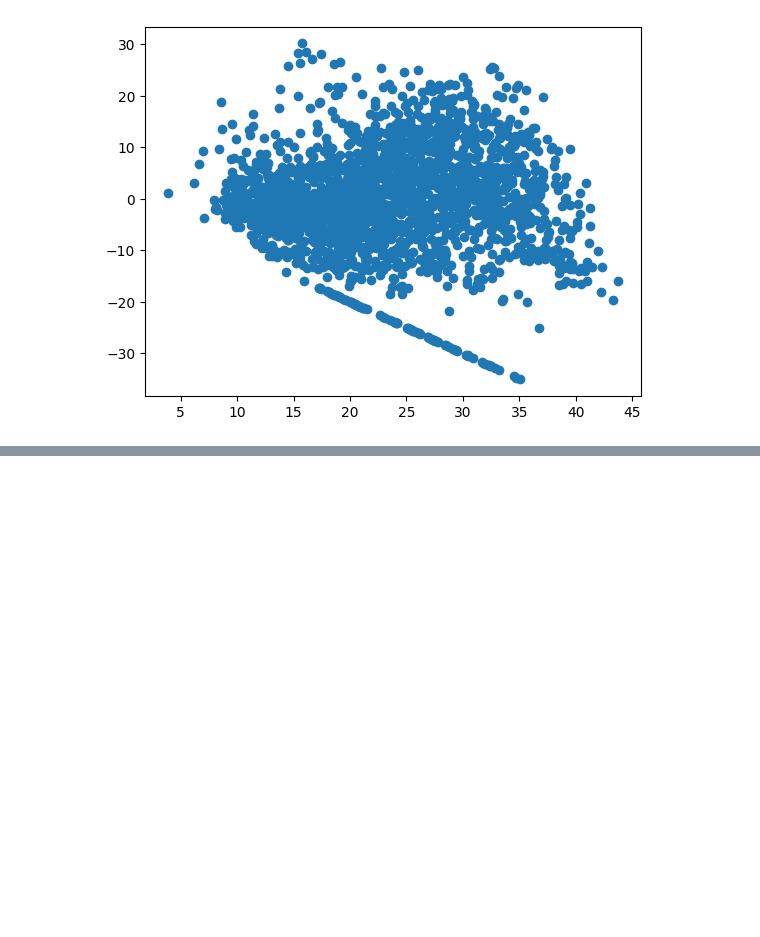
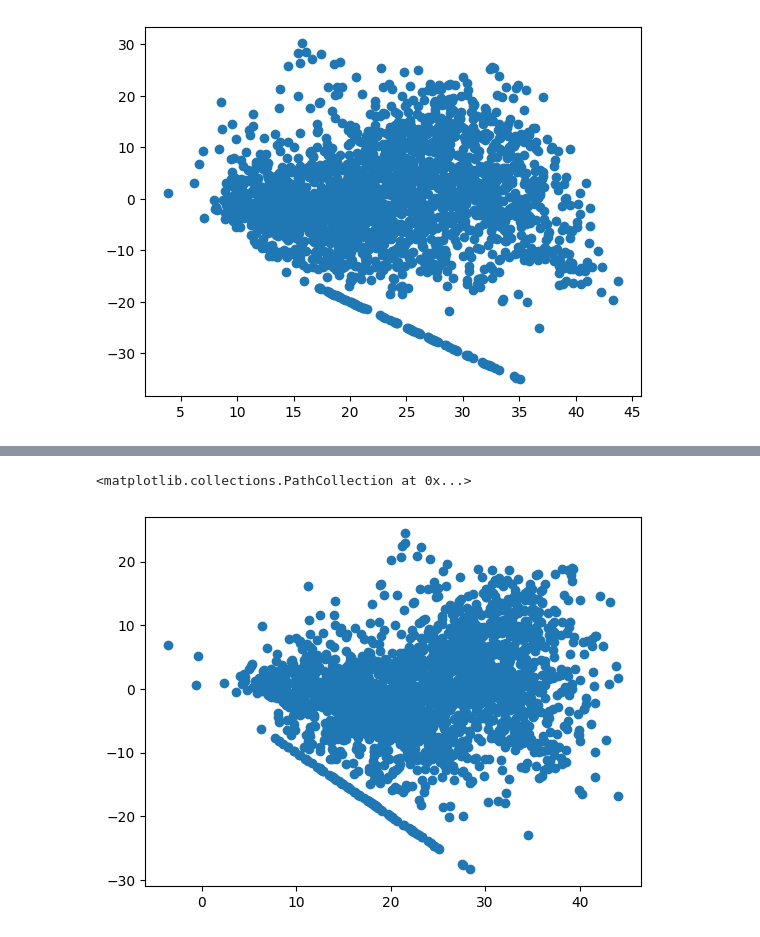
Before and after one commit to mrjupitercairo/BikeSharing, a Jupyter notebook: Capstone_Project.ipynb, the cells around one changed output, grey strips where cells are left out. Cells and saved outputs as stored; diff of their text form; code cells hidden in the pictures; blank space fills up the shorter version.

```diff
--- a/Capstone_Project.ipynb
+++ b/Capstone_Project.ipynb
@@ -907,0 +1137,6 @@ plt.scatter((y_pred_test_lasso),(y_test-y_pred_test_lasso))
+# %%
+### Heteroscadacity
+plt.scatter((y_pred_test_en),(y_test)-(y_pred_test_en))
+# %% [output]
+<matplotlib.collections.PathCollection at 0x...>
+[figure, added]
```
Also changed, not shown: parts of 27 cells of this notebook.
